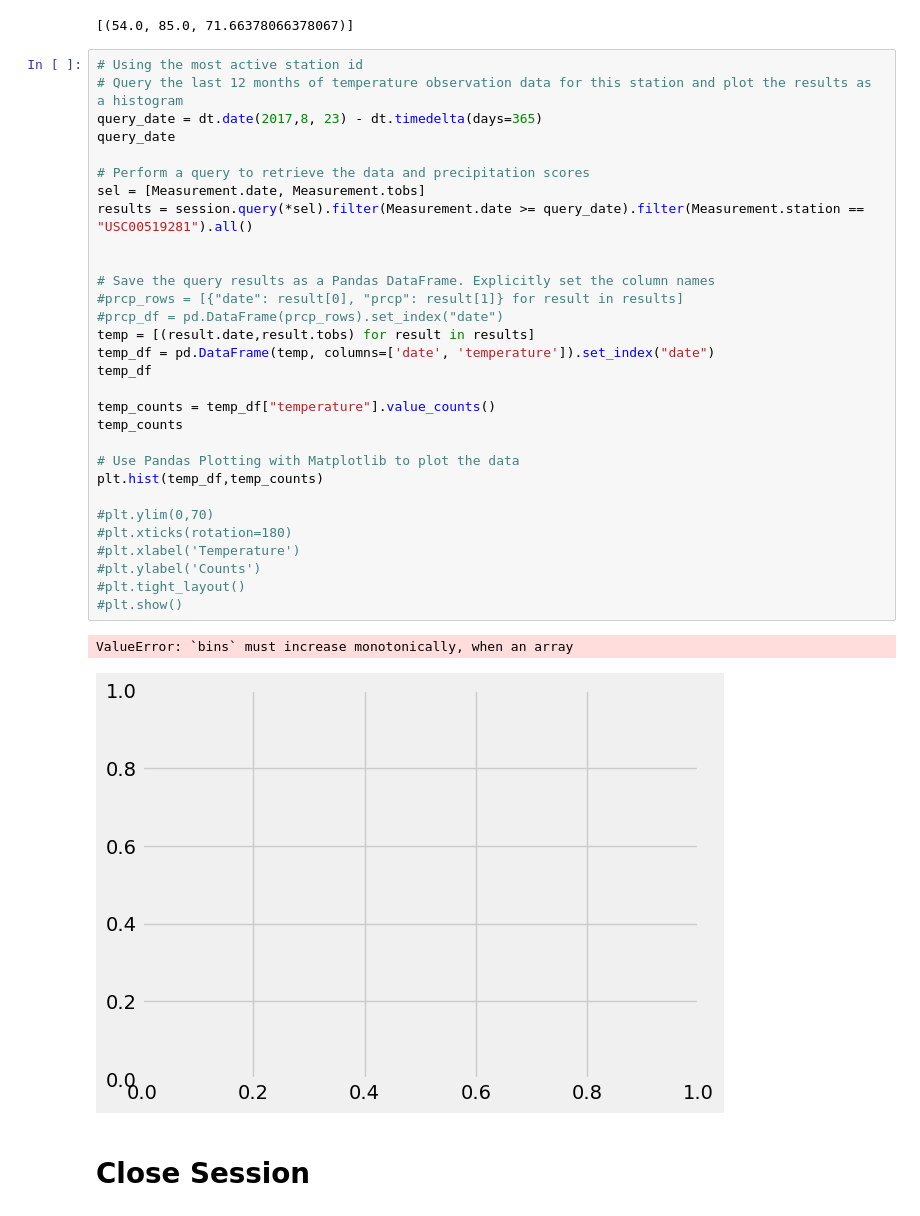
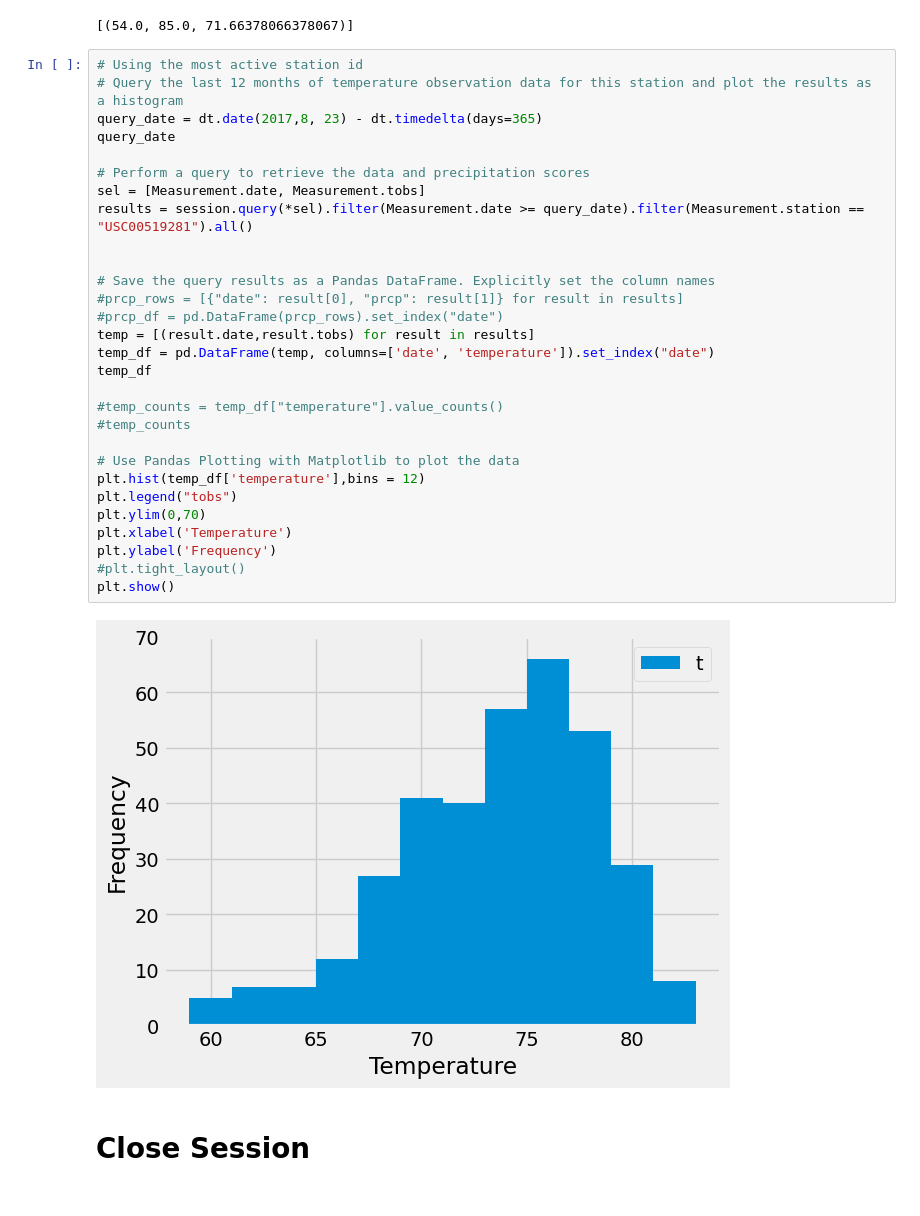
Before and after one commit to Andreanimako/Hawaii-Cllimate-analysis, a Jupyter notebook: SurfsUp/climate_starter.ipynb, the cells around one changed output. Cells and saved outputs as stored; diff of their text form.

```diff
--- a/SurfsUp/climate_starter.ipynb
+++ b/SurfsUp/climate_starter.ipynb
@@ -125,36 +125,34 @@ session.query(func.min(Measurement.tobs),func.max(Measurement.tobs),func.avg(Mea
 # %%
 # Using the most active station id
 # Query the last 12 months of temperature observation data for this station and plot the results as a histogram
 query_date = dt.date(2017,8, 23) - dt.timedelta(days=365)
 query_date
 
 # Perform a query to retrieve the data and precipitation scores
 sel = [Measurement.date, Measurement.tobs]
 results = session.query(*sel).filter(Measurement.date >= query_date).filter(Measurement.station == "USC00519281").all()
 
 
 # Save the query results as a Pandas DataFrame. Explicitly set the column names
 #prcp_rows = [{"date": result[0], "prcp": result[1]} for result in results]
 #prcp_df = pd.DataFrame(prcp_rows).set_index("date")
 temp = [(result.date,result.tobs) for result in results]
 temp_df = pd.DataFrame(temp, columns=['date', 'temperature']).set_index("date")
 temp_df
 
-temp_counts = temp_df["temperature"].value_counts()
-temp_counts
+#temp_counts = temp_df["temperature"].value_counts()
+#temp_counts
 
 # Use Pandas Plotting with Matplotlib to plot the data
-plt.hist(temp_df,temp_counts)
-
-#plt.ylim(0,70)
-#plt.xticks(rotation=180)
-#plt.xlabel('Temperature')
-#plt.ylabel('Counts')
+plt.hist(temp_df['temperature'],bins = 12)
+plt.legend("tobs")
+plt.ylim(0,70)
+plt.xlabel('Temperature')
+plt.ylabel('Frequency')
 #plt.tight_layout()
-#plt.show()
+plt.show()
 # %% [output]
-ValueError: `bins` must increase monotonically, when an array
-[figure, old version]
+[figure, new version]
 # %% [markdown]
 # Close Session
 # %%
```
